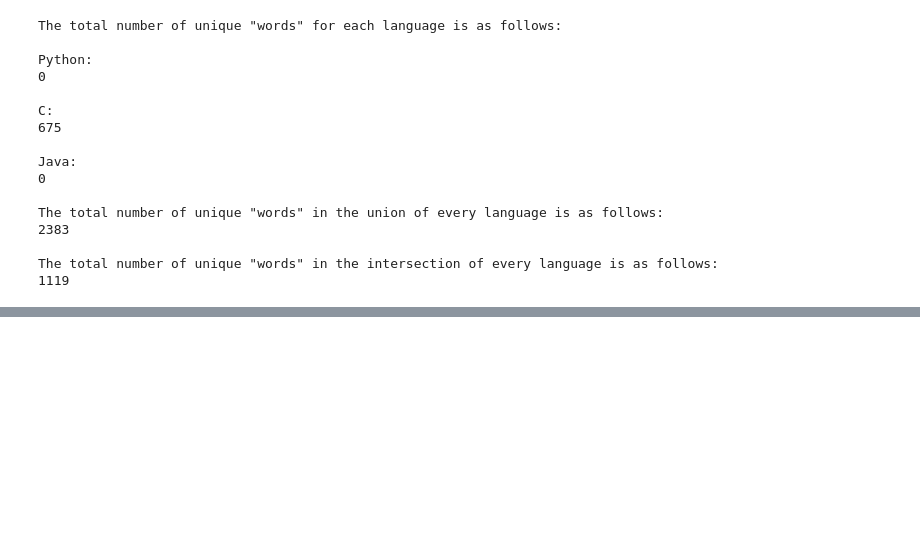
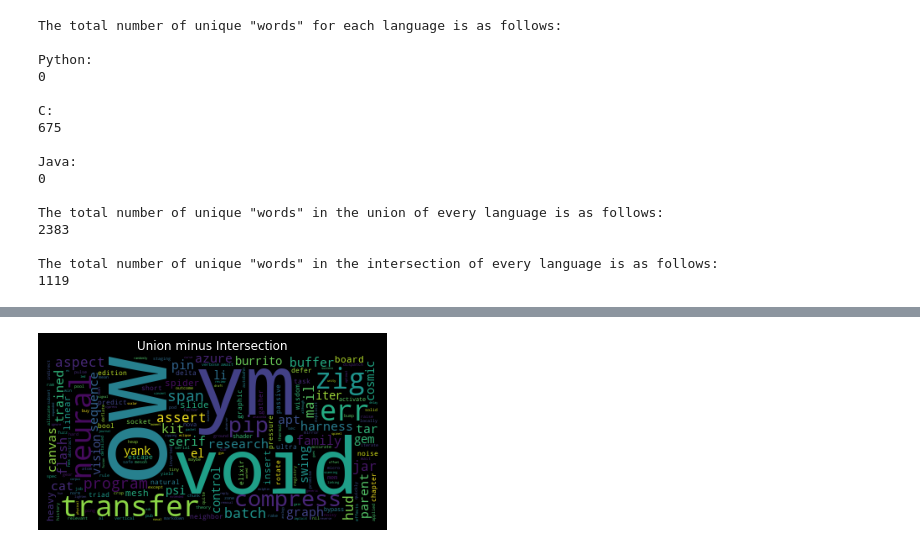
Before and after one commit to mackenr/nlp_project, a Jupyter notebook: explore.ipynb, the cells around one changed output, grey strips where cells are left out. Saved outputs shown, nothing was run; the diff lists cells and outputs as text; code cells hidden in the pictures; blank space fills up the shorter version.

```diff
--- a/explore.ipynb
+++ b/explore.ipynb
@@ -160,0 +258,16 @@ word_counts_df['c','python','']
+# %%
+anytwouniondic={}
+for i in disjointfromaggunion:
+    a=combinedvalcount.get(i)
+    anytwouniondic.update({i:a})
+
+anytwouniondic
+anytwounion=[]
+for i in list(anytwouniondic.keys()):
+    n=int(anytwouniondic.get(i))
+    for r in range(0,n):
+        anytwounion.append(i)
+len(anytwounion)
+
+
+anytwofreqlist=' '.join(anytwounion)
@@ -160,0 +296,9 @@ word_counts_df['c','python','']
+# %%
+img = WordCloud(background_color='black',collocations=False).generate(anytwofreqlist)
+# WordCloud() produces an image object, which can be displayed with plt.imshow
+plt.imshow(img)
+# axis aren't very useful for a word cloud
+plt.axis('off')
+plt.title('Union minus Intersection');
+# %% [output]
+[figure, added]
```
Also changed, not shown: parts of 11 cells of this notebook.
